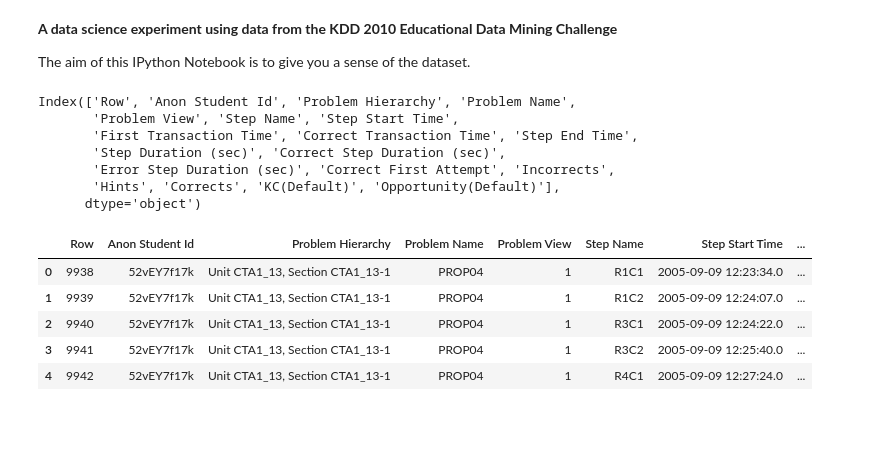
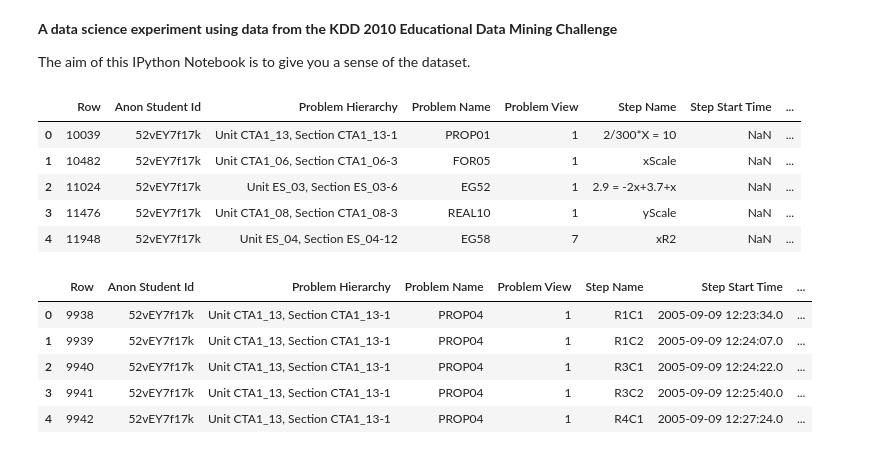
Before and after one commit to peihaowang/KDDCup2010, a Jupyter notebook: data_exploration.ipynb, the cells around one changed output. Saved outputs shown, nothing was run; the diff lists cells and outputs as text; code cells hidden in the pictures; blank space fills up the shorter version.

```diff
--- a/data_exploration.ipynb
+++ b/data_exploration.ipynb
@@ -11,17 +11,18 @@ import random
 # %%
 # Get the data:
 train_filepath = 'data/train.csv'
+test_filepath = 'data/test.csv'
 traindata = pd.read_table(train_filepath)
+testdata = pd.read_table(test_filepath)
-# %%
-traindata.columns
-# %% [output]
-Index(['Row', 'Anon Student Id', 'Problem Hierarchy', 'Problem Name',
-       'Problem View', 'Step Name', 'Step Start Time',
-       'First Transaction Time', 'Correct Transaction Time', 'Step End Time',
-       'Step Duration (sec)', 'Correct Step Duration (sec)',
-       'Error Step Duration (sec)', 'Correct First Attempt', 'Incorrects',
-       'Hints', 'Corrects', 'KC(Default)', 'Opportunity(Default)'],
-      dtype='object')
+# %%
+testdata.head()
+# %% [output]
+|  | Row | Anon Student Id | Problem Hierarchy | Problem Name | Problem View | Step Name | Step Start Time | ... |
+| 0 | 10039 | 52vEY7f17k | Unit CTA1_13, Section CTA1_13-1 | PROP01 | 1 | 2/300*X = 10 | NaN | ... |
+| 1 | 10482 | 52vEY7f17k | Unit CTA1_06, Section CTA1_06-3 | FOR05 | 1 | xScale | NaN | ... |
+| 2 | 11024 | 52vEY7f17k | Unit ES_03, Section ES_03-6 | EG52 | 1 | 2.9 = -2x+3.7+x | NaN | ... |
+| 3 | 11476 | 52vEY7f17k | Unit CTA1_08, Section CTA1_08-3 | REAL10 | 1 | yScale | NaN | ... |
+| 4 | 11948 | 52vEY7f17k | Unit ES_04, Section ES_04-12 | EG58 | 7 | xR2 | NaN | ... |
 # %%
 # Inspect some of the training data
 traindata.head()
```
Also changed, not shown: 5 other files.
